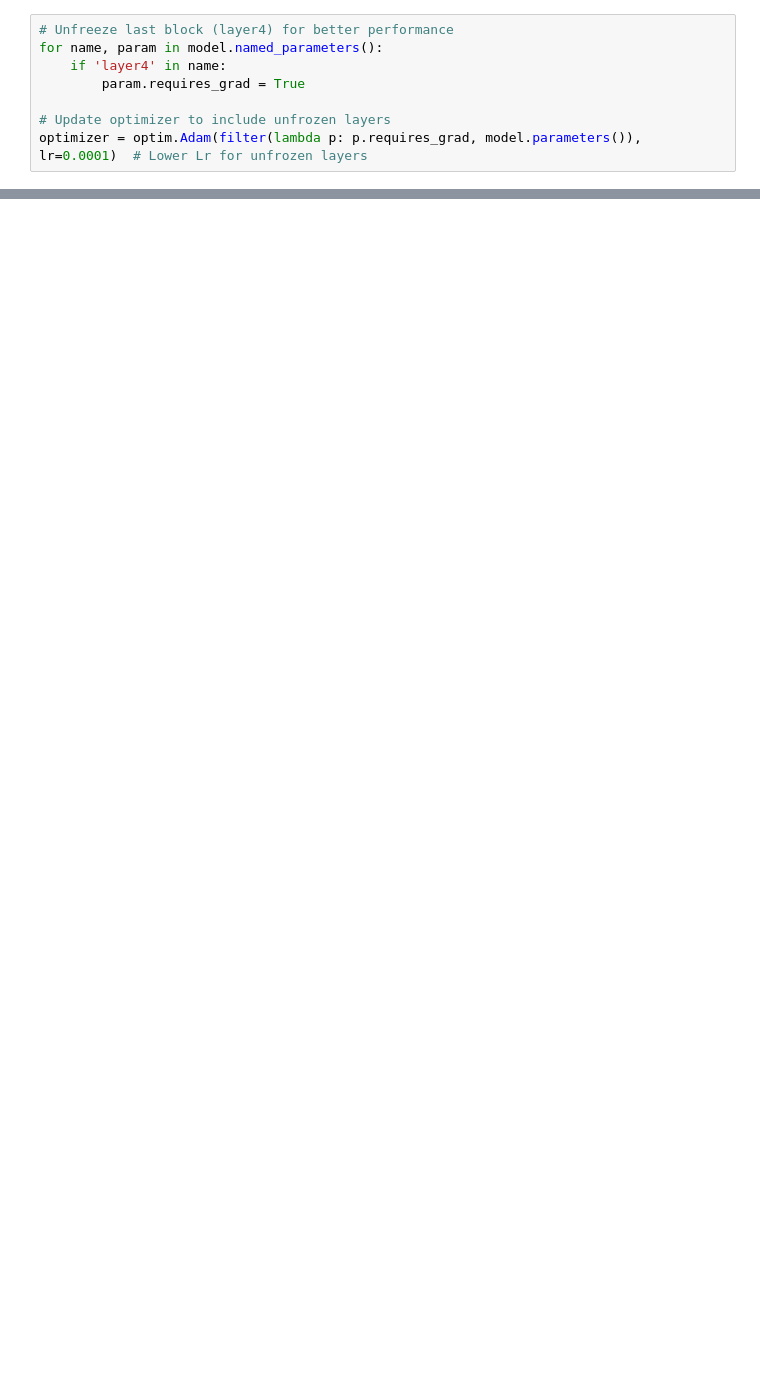
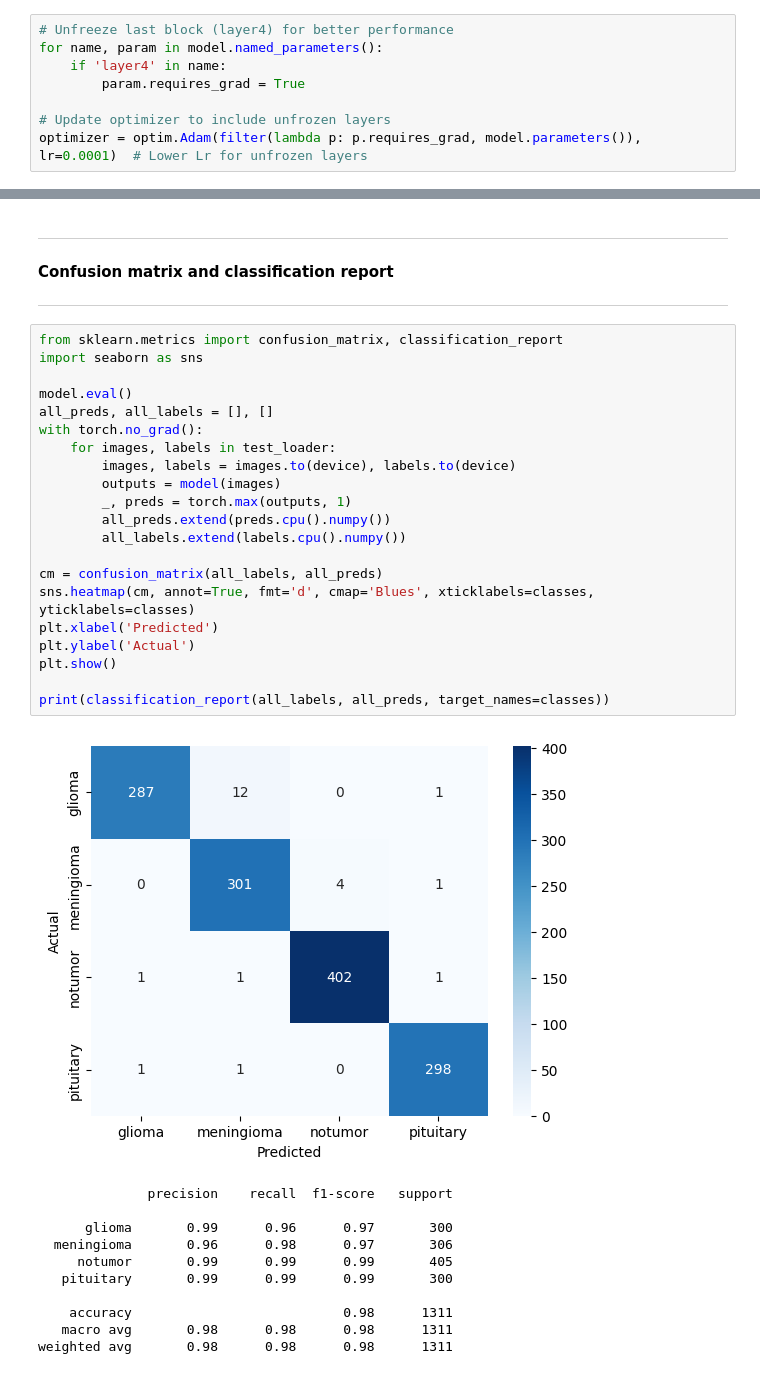
Before and after one commit to KalharaBatangala/BrainTumorPrediction-ResNet50, a Jupyter notebook: BrainMRIAnalysis_ResNet50.ipynb, the cells around one changed output, grey strips where cells are left out. Saved outputs shown, nothing was run; the diff lists cells and outputs as text; blank space fills up the shorter version.

```diff
--- a/BrainMRIAnalysis_ResNet50.ipynb
+++ b/BrainMRIAnalysis_ResNet50.ipynb
@@ -314,0 +324,37 @@ Epoch | Train Loss | Train Acc | Val Loss | Val Acc
+# %% [markdown]
+_____________________________________________________
+**Confusion matrix and classification report**
+_____________________________________________________
+# %%
+from sklearn.metrics import confusion_matrix, classification_report
+import seaborn as sns
+
+model.eval()
+all_preds, all_labels = [], []
+with torch.no_grad():
+    for images, labels in test_loader:
+        images, labels = images.to(device), labels.to(device)
+        outputs = model(images)
+        _, preds = torch.max(outputs, 1)
+        all_preds.extend(preds.cpu().numpy())
+        all_labels.extend(labels.cpu().numpy())
+
+cm = confusion_matrix(all_labels, all_preds)
+sns.heatmap(cm, annot=True, fmt='d', cmap='Blues', xticklabels=classes, yticklabels=classes)
+plt.xlabel('Predicted')
+plt.ylabel('Actual')
+plt.show()
+
+print(classification_report(all_labels, all_preds, target_names=classes))
+# %% [output]
+[figure, added]
+              precision    recall  f1-score   support
+
+      glioma       0.99      0.96      0.97       300
+  meningioma       0.96      0.98      0.97       306
+     notumor       0.99      0.99      0.99       405
+   pituitary       0.99      0.99      0.99       300
+
+    accuracy                           0.98      1311
+   macro avg       0.98      0.98      0.98      1311
+weighted avg       0.98      0.98      0.98      1311
```
Also changed, not shown: parts of 19 cells of this notebook.
